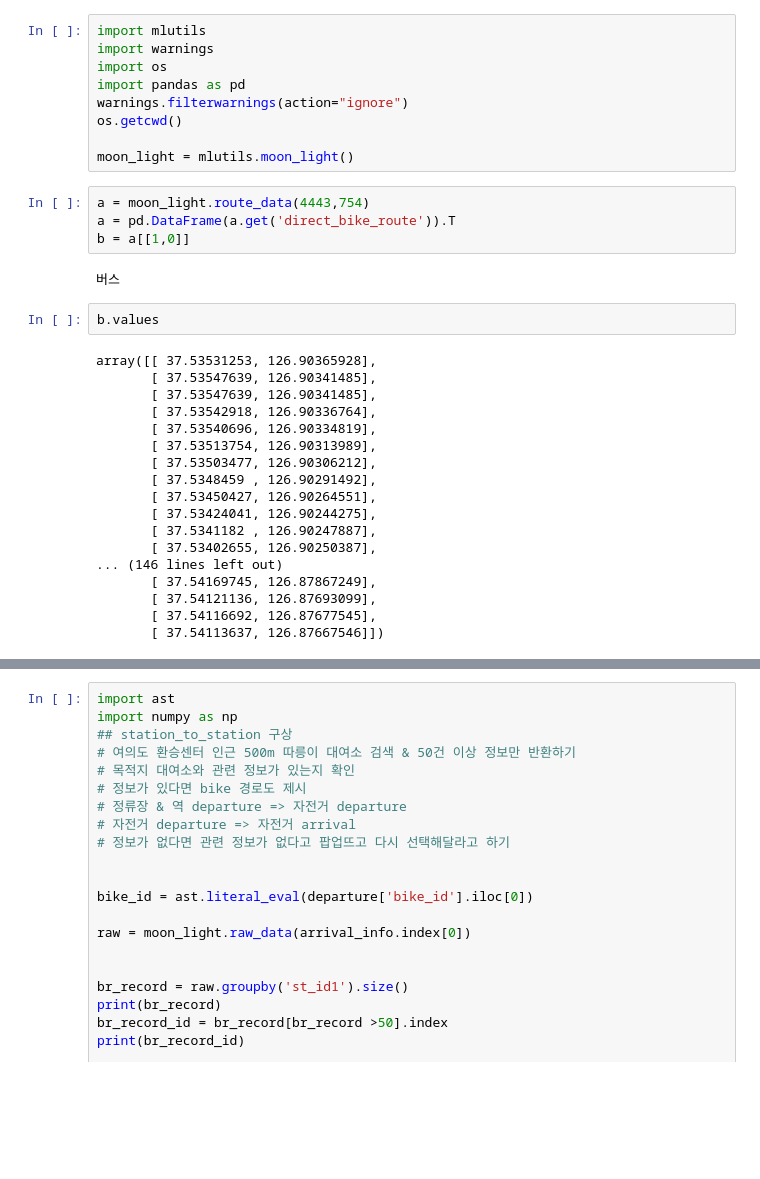
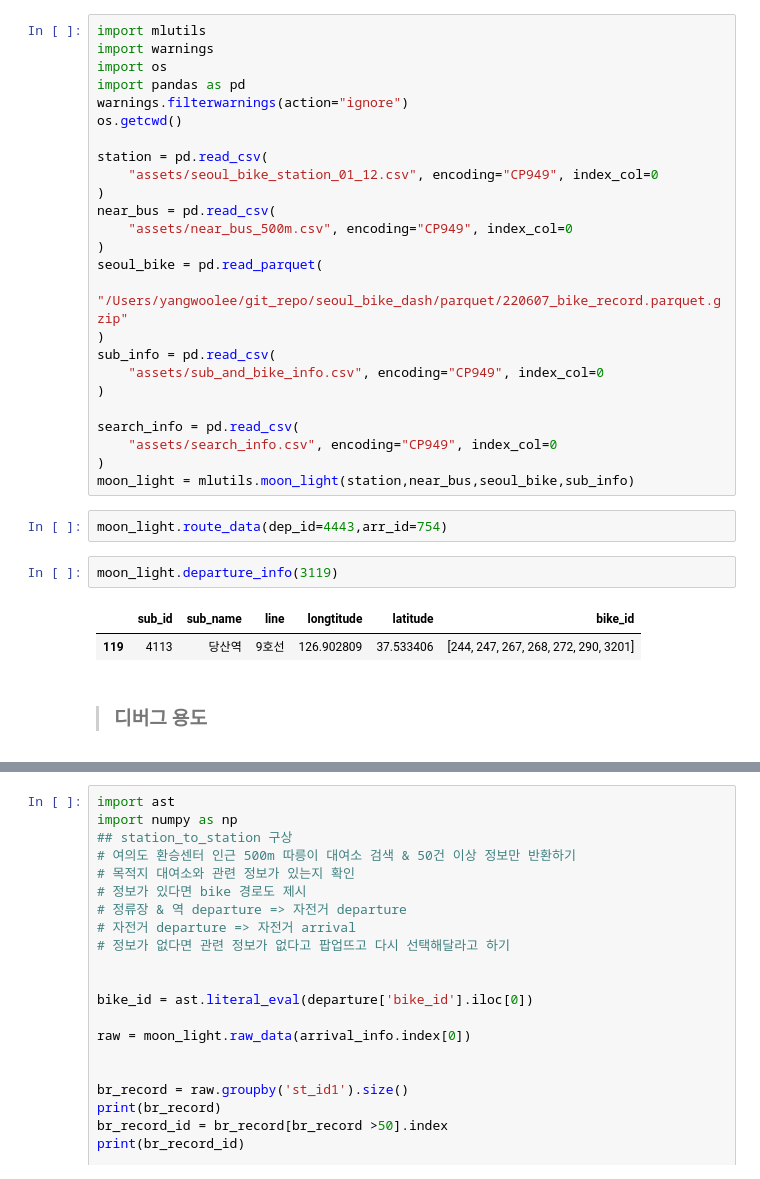
Before and after one commit to yangoos57/seoulBikeProject, a Jupyter notebook: bike_moon_light/functions.ipynb, the cells around one changed output, grey strips where cells are left out. Cells and saved outputs as stored; diff of their text form; blank space fills up the shorter version.

```diff
--- a/bike_moon_light/functions.ipynb
+++ b/bike_moon_light/functions.ipynb
@@ -1,35 +1,34 @@
-# %%
-import mlutils
-import warnings
-import os
-import pandas as pd
-warnings.filterwarnings(action="ignore")
-os.getcwd()
-
-moon_light = mlutils.moon_light()
-# %%
-a = moon_light.route_data(4443,754)
-a = pd.DataFrame(a.get('direct_bike_route')).T
-b = a[[1,0]]
-# %% [output]
-버스
-# %%
-b.values
-# %% [output]
-array([[ 37.53531253, 126.90365928],
-       [ 37.53547639, 126.90341485],
-       [ 37.53547639, 126.90341485],
-       [ 37.53542918, 126.90336764],
-       [ 37.53540696, 126.90334819],
-       [ 37.53513754, 126.90313989],
-       [ 37.53503477, 126.90306212],
-       [ 37.5348459 , 126.90291492],
-       [ 37.53450427, 126.90264551],
-       [ 37.53424041, 126.90244275],
-       [ 37.5341182 , 126.90247887],
-       [ 37.53402655, 126.90250387],
-... (146 lines left out)
-       [ 37.54169745, 126.87867249],
-       [ 37.54121136, 126.87693099],
-       [ 37.54116692, 126.87677545],
-       [ 37.54113637, 126.87667546]])
+# %%
+import mlutils
+import warnings
+import os
+import pandas as pd
+warnings.filterwarnings(action="ignore")
+os.getcwd()
+
+station = pd.read_csv(
+    "assets/seoul_bike_station_01_12.csv", encoding="CP949", index_col=0
+)
+near_bus = pd.read_csv(
+    "assets/near_bus_500m.csv", encoding="CP949", index_col=0
+)
+seoul_bike = pd.read_parquet(
+    "/Users/yangwoolee/git_repo/seoul_bike_dash/parquet/220607_bike_record.parquet.gzip"
+)
+sub_info = pd.read_csv(
+    "assets/sub_and_bike_info.csv", encoding="CP949", index_col=0
+)
+
+search_info = pd.read_csv(
+    "assets/search_info.csv", encoding="CP949", index_col=0
+)
+moon_light = mlutils.moon_light(station,near_bus,seoul_bike,sub_info)
+# %%
+moon_light.route_data(dep_id=4443,arr_id=754)
+# %%
+moon_light.departure_info(3119)
+# %% [output]
+|  | sub_id | sub_name | line | longtitude | latitude | bike_id |
+| 119 | 4113 | 당산역 | 9호선 | 126.902809 | 37.533406 | [244, 247, 267, 268, 272, 290, 3201] |
+# %% [markdown]
+> ### 디버그 용도
```
Also changed, not shown: parts of 1 cell of this notebook, 32 other files.
